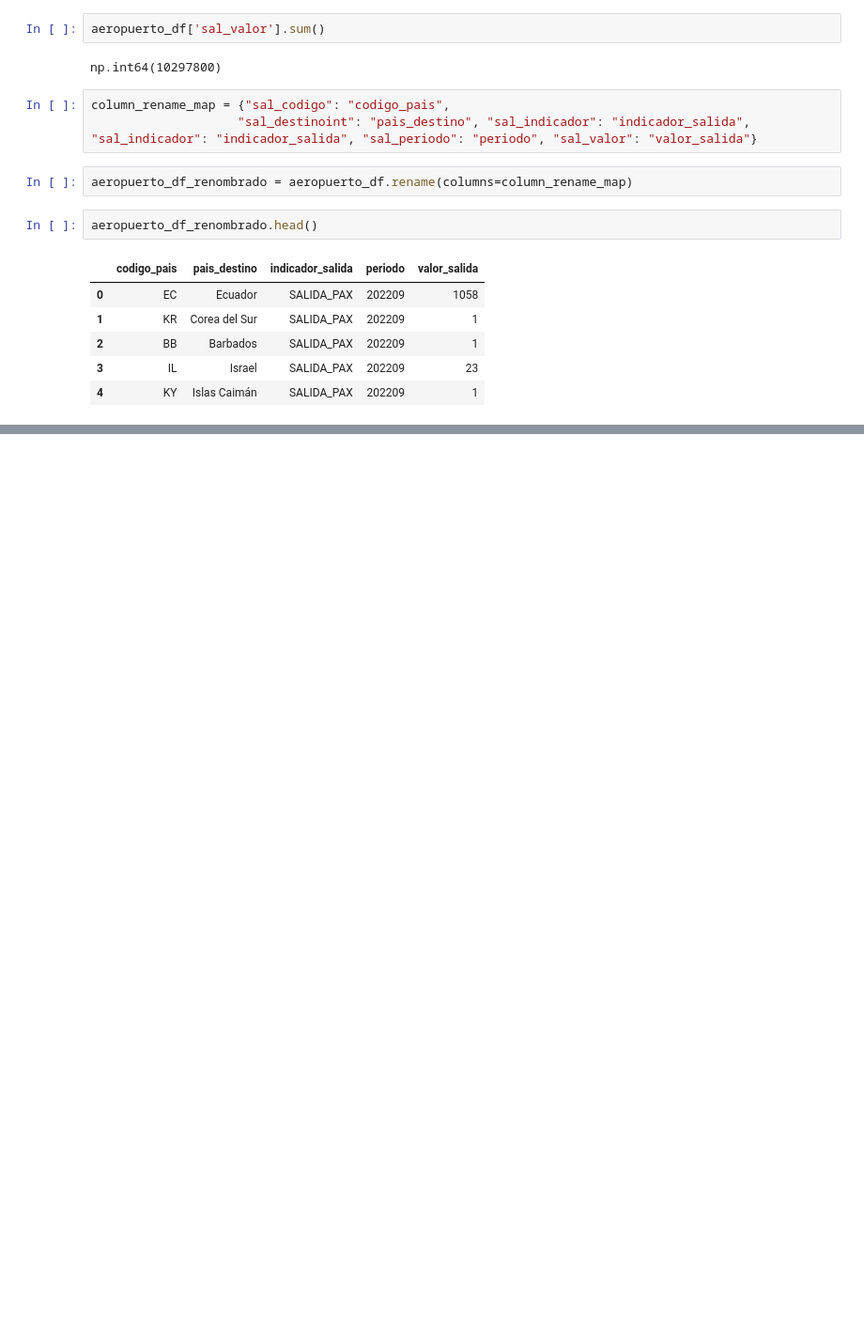
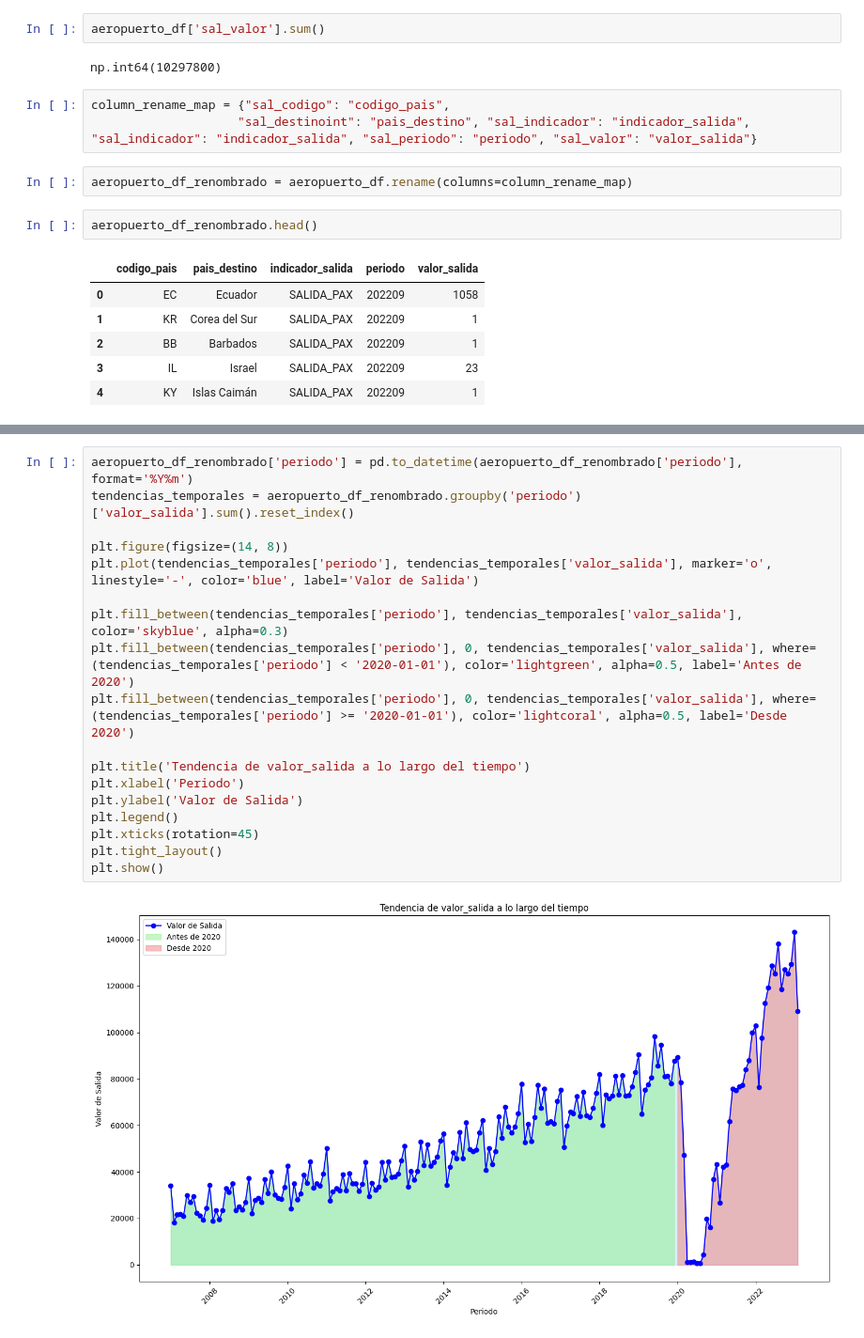
Before and after one commit to deiwhis/seminario, a Jupyter notebook: Prueba.ipynb, the cells around one changed output, grey strips where cells are left out. Shown at 94% size. Drawn from its saved outputs; the diff is of its cells as text; blank space fills up the shorter version.

```diff
--- a/Prueba.ipynb
+++ b/Prueba.ipynb
@@ -259,0 +242,20 @@ NameError: name 'plt' is not defined
+# %%
+aeropuerto_df_renombrado['periodo'] = pd.to_datetime(aeropuerto_df_renombrado['periodo'], format='%Y%m')
+tendencias_temporales = aeropuerto_df_renombrado.groupby('periodo')['valor_salida'].sum().reset_index()
+
+plt.figure(figsize=(14, 8))
+plt.plot(tendencias_temporales['periodo'], tendencias_temporales['valor_salida'], marker='o', linestyle='-', color='blue', label='Valor de Salida')
+
+plt.fill_between(tendencias_temporales['periodo'], tendencias_temporales['valor_salida'], color='skyblue', alpha=0.3)
+plt.fill_between(tendencias_temporales['periodo'], 0, tendencias_temporales['valor_salida'], where=(tendencias_temporales['periodo'] < '2020-01-01'), color='lightgreen', alpha=0.5, label='Antes de 2020')
+plt.fill_between(tendencias_temporales['periodo'], 0, tendencias_temporales['valor_salida'], where=(tendencias_temporales['periodo'] >= '2020-01-01'), color='lightcoral', alpha=0.5, label='Desde 2020')
+
+plt.title('Tendencia de valor_salida a lo largo del tiempo')
+plt.xlabel('Periodo')
+plt.ylabel('Valor de Salida')
+plt.legend()
+plt.xticks(rotation=45)
+plt.tight_layout()
+plt.show()
+# %% [output]
+[figure, added]
```
Also changed, not shown: parts of 12 cells of this notebook.
